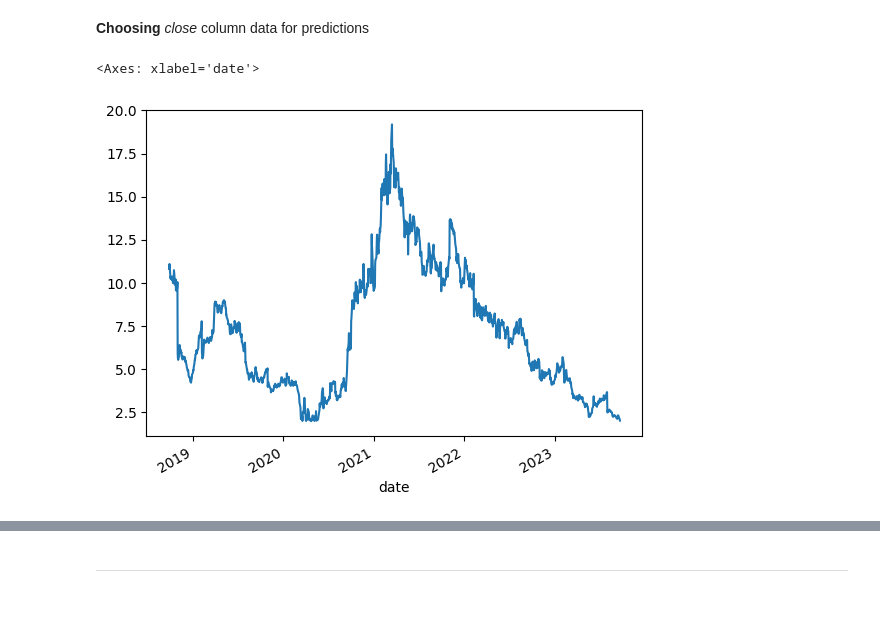
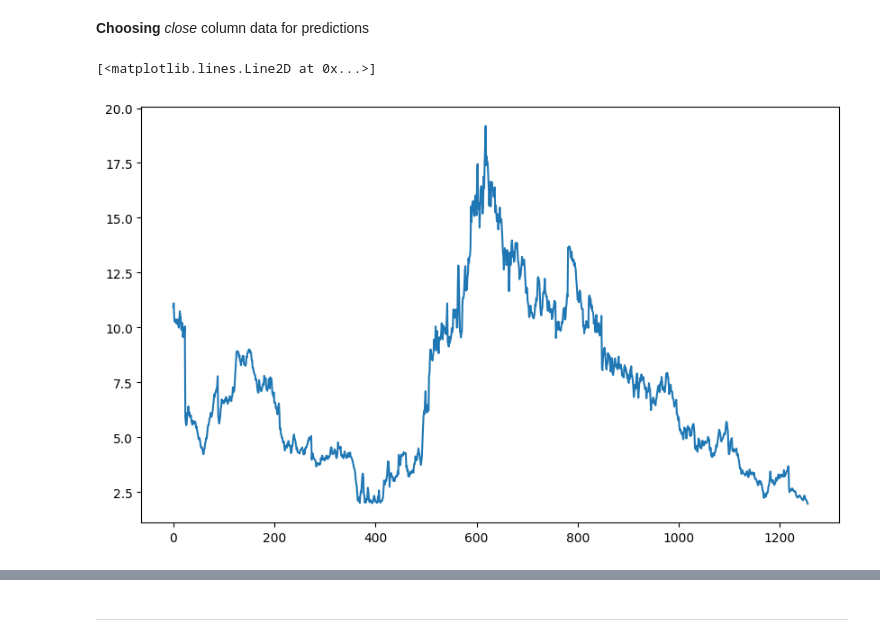
Before and after one commit to avishek-choudhary/Bharat-Intern, a Jupyter notebook: Stock_Prediction_using_LSTM.ipynb, the cells around one changed output, grey strips where cells are left out. Drawn from its saved outputs; the diff is of its cells as text; code cells hidden in the pictures; blank space fills up the shorter version.

```diff
--- a/Stock_Prediction_using_LSTM.ipynb
+++ b/Stock_Prediction_using_LSTM.ipynb
@@ -97,11 +95,12 @@ dtypes: float64(10), int64(2), object(1)
 memory usage: 137.4+ KB
 # %% [markdown]
 **Choosing** *close* column data for predictions
-# %%
-df['close'].plot()
-# %% [output]
-<Axes: xlabel='date'>
-[figure, removed]
+# %%
+plt.figure(figsize=(10,6))
+plt.plot(df['close'])
+# %% [output]
+[<matplotlib.lines.Line2D at 0x...>]
+[figure, added]
 # %%
 df_close = df['close']
 df_close
```
Also changed, not shown: parts of 19 cells of this notebook.
